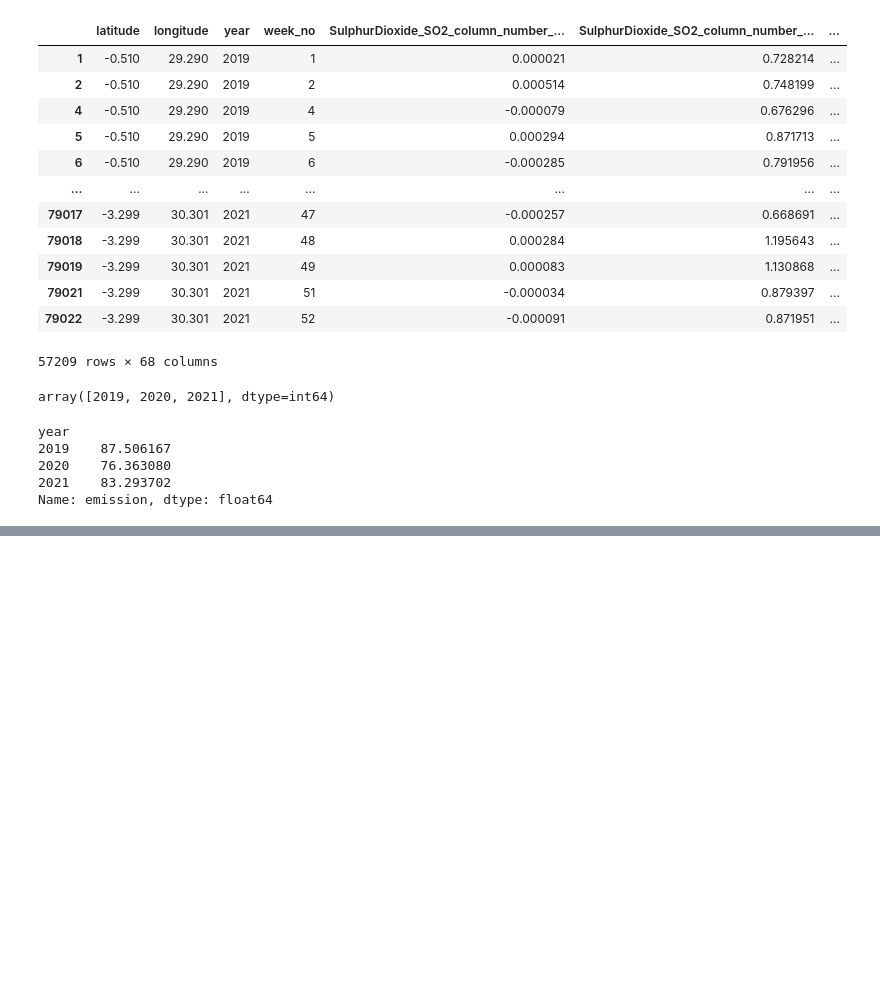
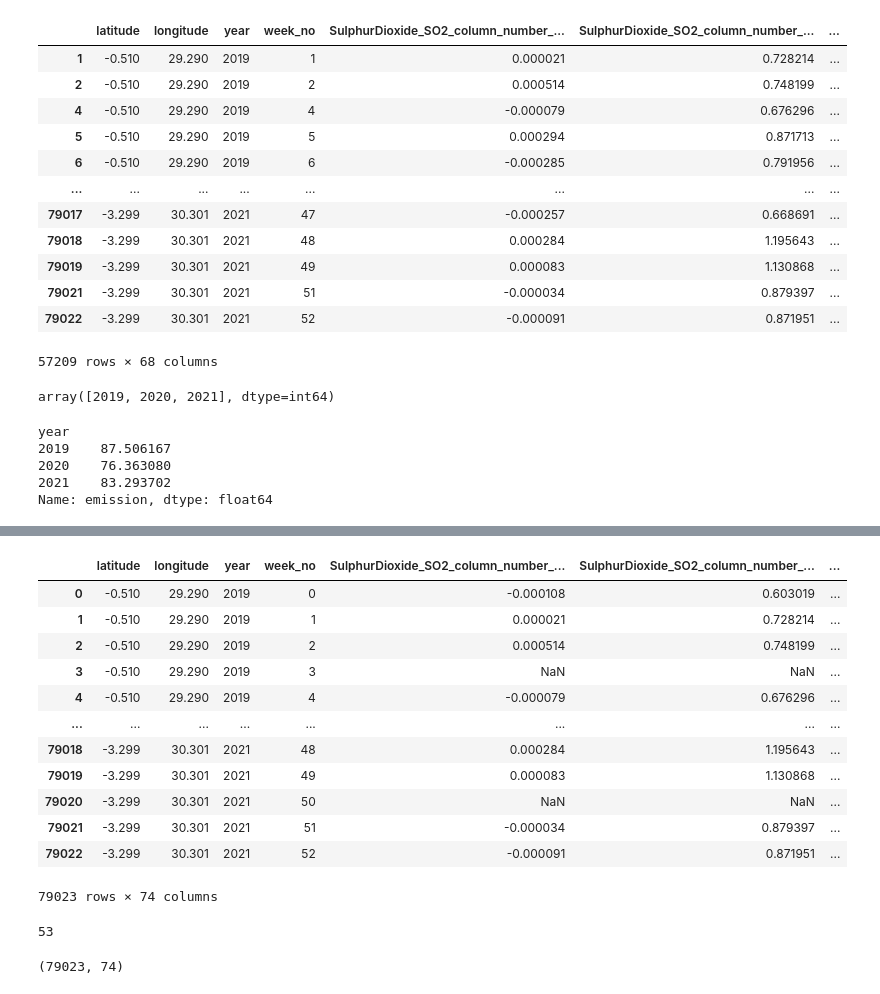
Before and after one commit to Richard-Patrick/Machine-Learning, a Jupyter notebook: Predict CO2 Emissions in Rwanda.ipynb, the cells around one changed output, grey strips where cells are left out. Saved outputs shown, nothing was run; the diff lists cells and outputs as text; code cells hidden in the pictures; blank space fills up the shorter version.

```diff
--- a/Predict CO2 Emissions in Rwanda.ipynb
+++ b/Predict CO2 Emissions in Rwanda.ipynb
@@ -131,5 +134,24 @@ plt.show()
 # %%
 from sklearn.feature_selection import VarianceThreshold
+# %%
+VarianceThreshold_df = train_df.drop(columns='ID_LAT_LON_YEAR_WEEK')
+VarianceThreshold_df = VarianceThreshold_df.drop(columns='emission')
+# %%
+VarianceThreshold_df
+# %% [output]
+|  | latitude | longitude | year | week_no | SulphurDioxide_SO2_column_number_... | SulphurDioxide_SO2_column_number_... | ... |
+| 0 | -0.510 | 29.290 | 2019 | 0 | -0.000108 | 0.603019 | ... |
+| 1 | -0.510 | 29.290 | 2019 | 1 | 0.000021 | 0.728214 | ... |
+| 2 | -0.510 | 29.290 | 2019 | 2 | 0.000514 | 0.748199 | ... |
+| 3 | -0.510 | 29.290 | 2019 | 3 | NaN | NaN | ... |
+| 4 | -0.510 | 29.290 | 2019 | 4 | -0.000079 | 0.676296 | ... |
+| ... | ... | ... | ... | ... | ... | ... | ... |
+| 79018 | -3.299 | 30.301 | 2021 | 48 | 0.000284 | 1.195643 | ... |
+| 79019 | -3.299 | 30.301 | 2021 | 49 | 0.000083 | 1.130868 | ... |
+| 79020 | -3.299 | 30.301 | 2021 | 50 | NaN | NaN | ... |
+| 79021 | -3.299 | 30.301 | 2021 | 51 | -0.000034 | 0.879397 | ... |
+| 79022 | -3.299 | 30.301 | 2021 | 52 | -0.000091 | 0.871951 | ... |
+79023 rows × 74 columns
 # %%
 # Set the threshold value (you can experiment with different values)
 threshold_value = 0.1
@@ -147,0 +167,8 @@ print("Selected Features:", selected_features)
+# %%
+len(selected_features)
+# %% [output]
+53
+# %%
+VarianceThreshold_df.shape
+# %% [output]
+(79023, 74)
```
Also changed, not shown: parts of 3 cells of this notebook.
